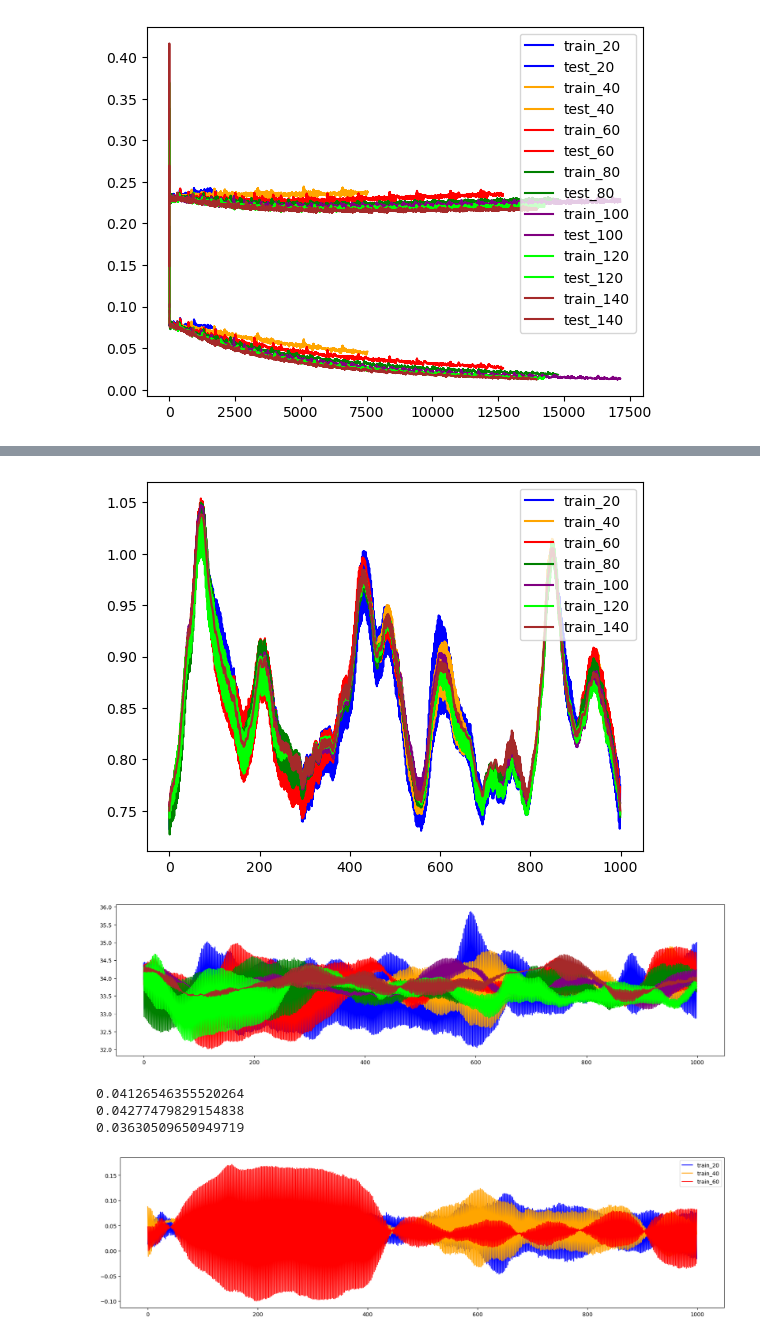
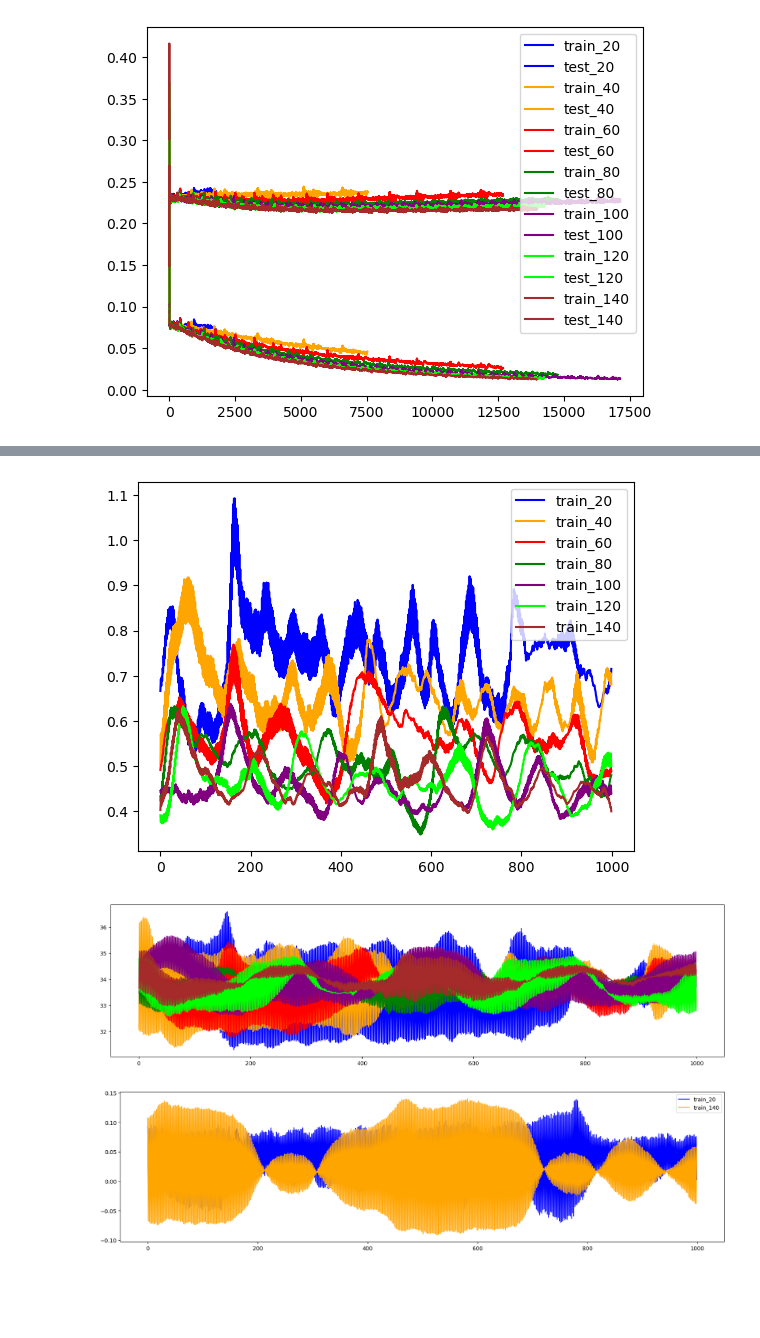
Before and after one commit to mini-batch/neural_net_generalisation, a Jupyter notebook: misc/slope_increase_test.ipynb, the cells around one changed output, grey strips where cells are left out. Drawn from its saved outputs; the diff is of its cells as text; code cells hidden in the pictures; blank space fills up the shorter version.

Commit message:
Fix metric plots

```diff
--- a/misc/slope_increase_test.ipynb
+++ b/misc/slope_increase_test.ipynb
@@ -570,7 +570,7 @@ for i, num in enumerate([20,40,60,80,100,120,140]):
 # %%
 colours = ["blue", "orange", "red", "green", "purple", "lime", "brown"]
 for i, num in enumerate([20,40,60,80,100,120,140]):
-    jv_products, weight_update_norms = results[f"model_{num}"]["jv_products"][-1000:], results[f"model_{num}"]["weight_update_norms"][-1000:]
+    jv_products, j_norms = results[f"model_{num}"]["jv_products"][-1000:], results[f"model_{num}"]["j_norms"][-1000:]
     plt.plot(np.multiply(j_norms, jv_products), label=f"train_{num}", color=colours[i])
     plt.legend()
 # %% [output]
@@ -578,11 +578,11 @@ for i, num in enumerate([20,40,60,80,100,120,140]):
 # %%
 colours = ["blue", "orange", "red", "green", "purple", "lime", "brown"]
 for i, num in enumerate([20,40,60,80,100,120,140]):
-    vhv_products, j_norms = results[f"model_{num}"]["vhv_products"][-1000:], results[f"model_{num}"]["j_norms"][-1000:]
-    plt.plot(np.multiply(weight_update_norms, vhv_products), label=f"train_{num}", color=colours[i])
+    vhv_products, weight_update_norms = results[f"model_{num}"]["vhv_products"][-1000:], results[f"model_{num}"]["weight_update_norms"][-1000:]
+    plt.plot(np.multiply(weight_update_norms, vhv_products) * 0.5, label=f"train_{num}", color=colours[i])
     plt.legend()
 # %% [output]
-[figure, old version]
+[figure, new version]
 # %%
 colours = ["blue", "orange", "red", "green", "purple", "lime", "brown"]
 fig = plt.figure(figsize=(20,5))
@@ -593,21 +593,18 @@ for i, num in enumerate([20,40,60,80,100,120,140]):
     # plt.plot(jv_products, label=f"train_{num}", color=colours[i])
     #plt.legend()
 # %% [output]
-[figure, old version]
+[figure, new version]
 # %%
 colours = ["blue", "orange", "red", "green", "purple", "lime", "brown"]
 fig = plt.figure(figsize=(20,5))
-for i, num in enumerate([20,40,60]):
+for i, num in enumerate([20,140]):
     vhv_products, weight_update_norms = results[f"model_{num}"]["vhv_products"][-1000:], results[f"model_{num}"]["weight_update_norms"][-1000:]
     jv_products, j_norms = results[f"model_{num}"]["jv_products"][-1000:], results[f"model_{num}"]["j_norms"][-1000:]
-    print(np.mean(np.add(np.multiply(0.5 *weight_update_norms, vhv_products),np.multiply(j_norms, jv_products))))
+    #print(np.mean(np.add(np.multiply(0.5 *weight_update_norms, vhv_products),np.multiply(j_norms, jv_products))))
     plt.plot(np.add(0.5 * np.multiply(weight_update_norms, vhv_products),np.multiply(j_norms, jv_products)), label=f"train_{num}", color=colours[i])
     plt.legend()
 # %% [output]
-0.04126546355520264
-0.04277479829154838
-0.03630509650949719
-[figure, old version]
+[figure, new version]
 # %%
 colours = ["blue", "orange", "red", "green", "purple", "lime","brown"]
 for i, num in enumerate([20,40,60,80,100,120,140]):
```
Also changed, not shown: parts of 7 cells of this notebook.
